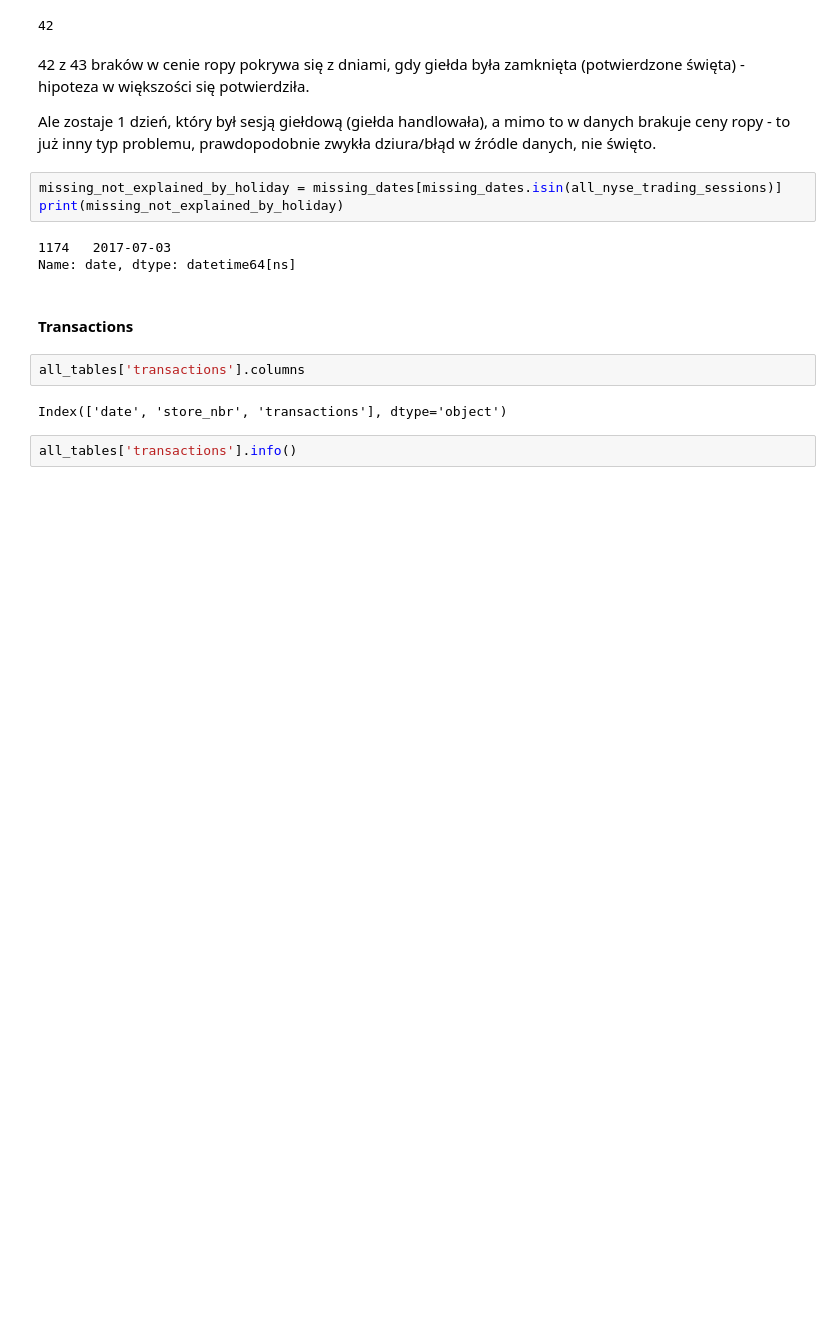
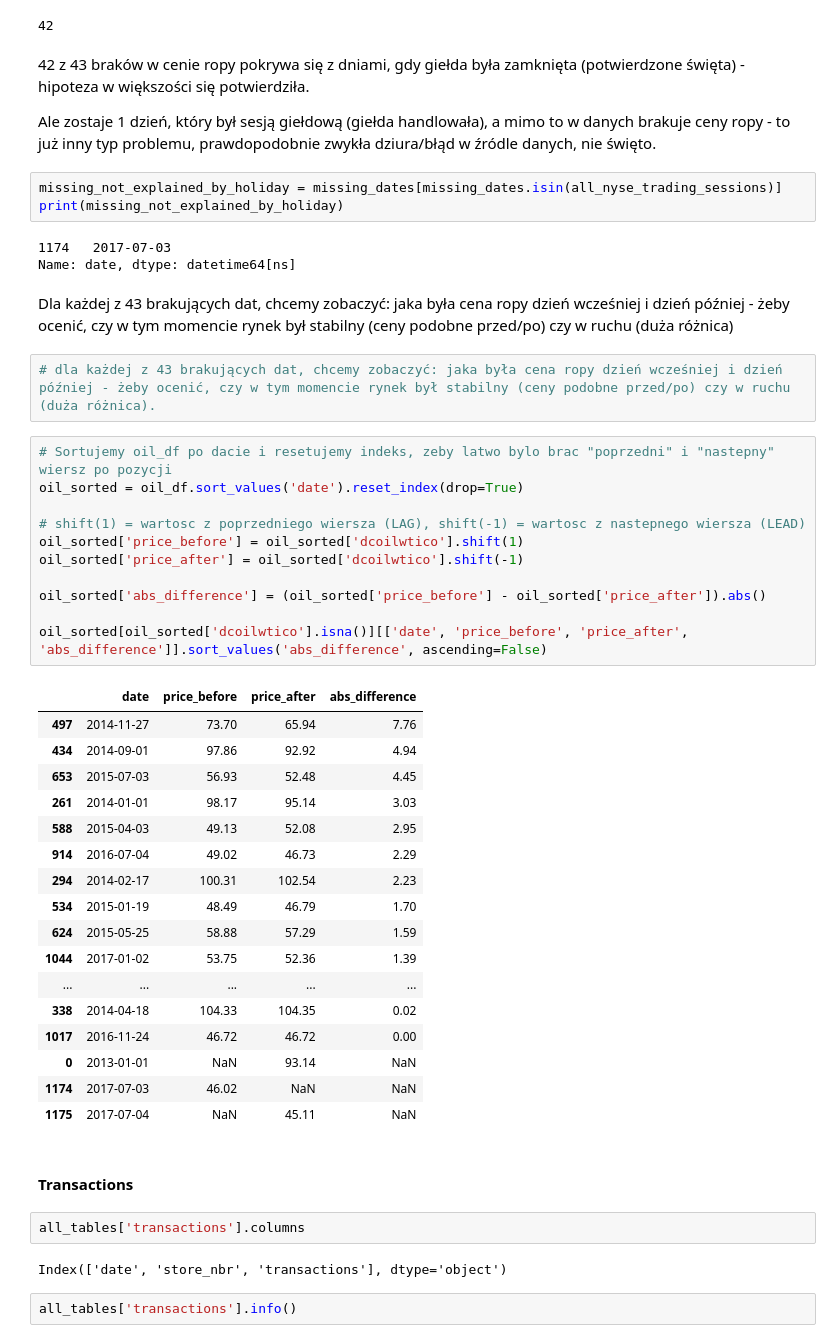
Before and after one commit to kejti97/demand-forecasting-favorita, a Jupyter notebook: 1. Demand Forecasting.ipynb, the cells around one changed output. Drawn from its saved outputs; the diff is of its cells as text; blank space fills up the shorter version.

```diff
--- a/1. Demand Forecasting.ipynb
+++ b/1. Demand Forecasting.ipynb
@@ -317,6 +320,39 @@ print(missing_not_explained_by_holiday)
 # %% [output]
 1174   2017-07-03
 Name: date, dtype: datetime64[ns]
+# %% [markdown]
+Dla każdej z 43 brakujących dat, chcemy zobaczyć: jaka była cena ropy dzień wcześniej i dzień później - żeby ocenić, czy w tym momencie rynek był stabilny (ceny podobne przed/po) czy w ruchu (duża różnica)
+# %%
+# dla każdej z 43 brakujących dat, chcemy zobaczyć: jaka była cena ropy dzień wcześniej i dzień później - żeby ocenić, czy w tym momencie rynek był stabilny (ceny podobne przed/po) czy w ruchu (duża różnica).
+# %%
+# Sortujemy oil_df po dacie i resetujemy indeks, zeby latwo bylo brac "poprzedni" i "nastepny" wiersz po pozycji
+oil_sorted = oil_df.sort_values('date').reset_index(drop=True)
+
+# shift(1) = wartosc z poprzedniego wiersza (LAG), shift(-1) = wartosc z nastepnego wiersza (LEAD)
+oil_sorted['price_before'] = oil_sorted['dcoilwtico'].shift(1)
+oil_sorted['price_after'] = oil_sorted['dcoilwtico'].shift(-1)
+
+oil_sorted['abs_difference'] = (oil_sorted['price_before'] - oil_sorted['price_after']).abs()
+
+oil_sorted[oil_sorted['dcoilwtico'].isna()][['date', 'price_before', 'price_after', 'abs_difference']].sort_values('abs_difference', ascending=False)
+# %% [output]
+|  | date | price_before | price_after | abs_difference |
+| 497 | 2014-11-27 | 73.70 | 65.94 | 7.76 |
+| 434 | 2014-09-01 | 97.86 | 92.92 | 4.94 |
+| 653 | 2015-07-03 | 56.93 | 52.48 | 4.45 |
+| 261 | 2014-01-01 | 98.17 | 95.14 | 3.03 |
+| 588 | 2015-04-03 | 49.13 | 52.08 | 2.95 |
+| 914 | 2016-07-04 | 49.02 | 46.73 | 2.29 |
+| 294 | 2014-02-17 | 100.31 | 102.54 | 2.23 |
+| 534 | 2015-01-19 | 48.49 | 46.79 | 1.70 |
+| 624 | 2015-05-25 | 58.88 | 57.29 | 1.59 |
+| 1044 | 2017-01-02 | 53.75 | 52.36 | 1.39 |
+| ... | ... | ... | ... | ... |
+| 338 | 2014-04-18 | 104.33 | 104.35 | 0.02 |
+| 1017 | 2016-11-24 | 46.72 | 46.72 | 0.00 |
+| 0 | 2013-01-01 | NaN | 93.14 | NaN |
+| 1174 | 2017-07-03 | 46.02 | NaN | NaN |
+| 1175 | 2017-07-04 | NaN | 45.11 | NaN |
 # %% [markdown]
 #### Transactions
 # %%
```
Also changed, not shown: parts of 1 cell of this notebook, 1 other file.
